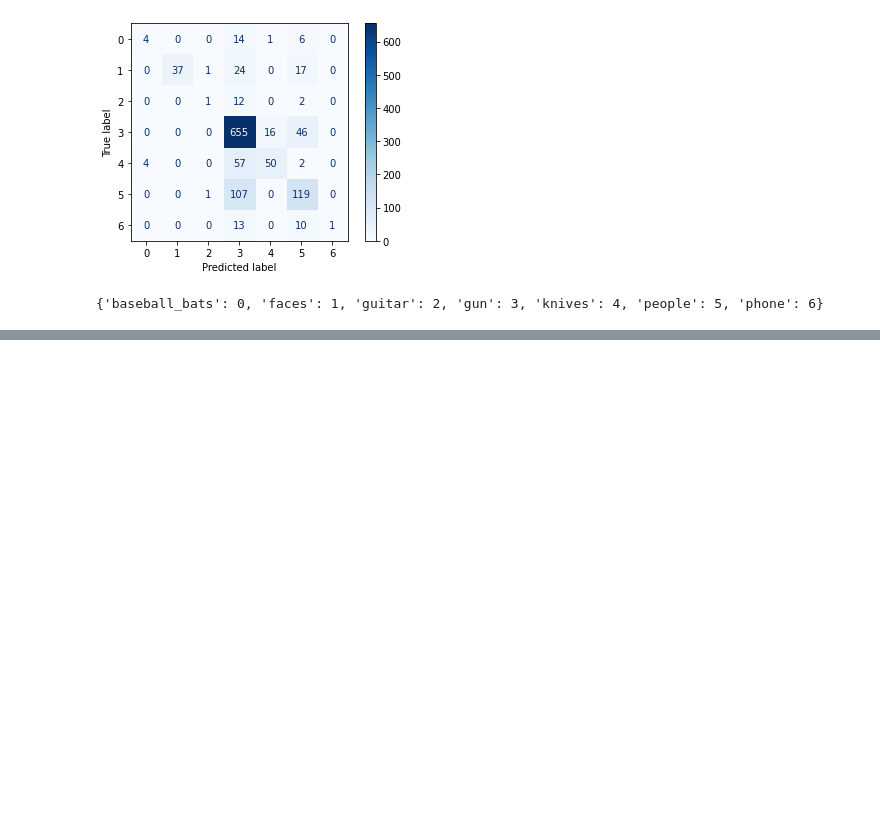
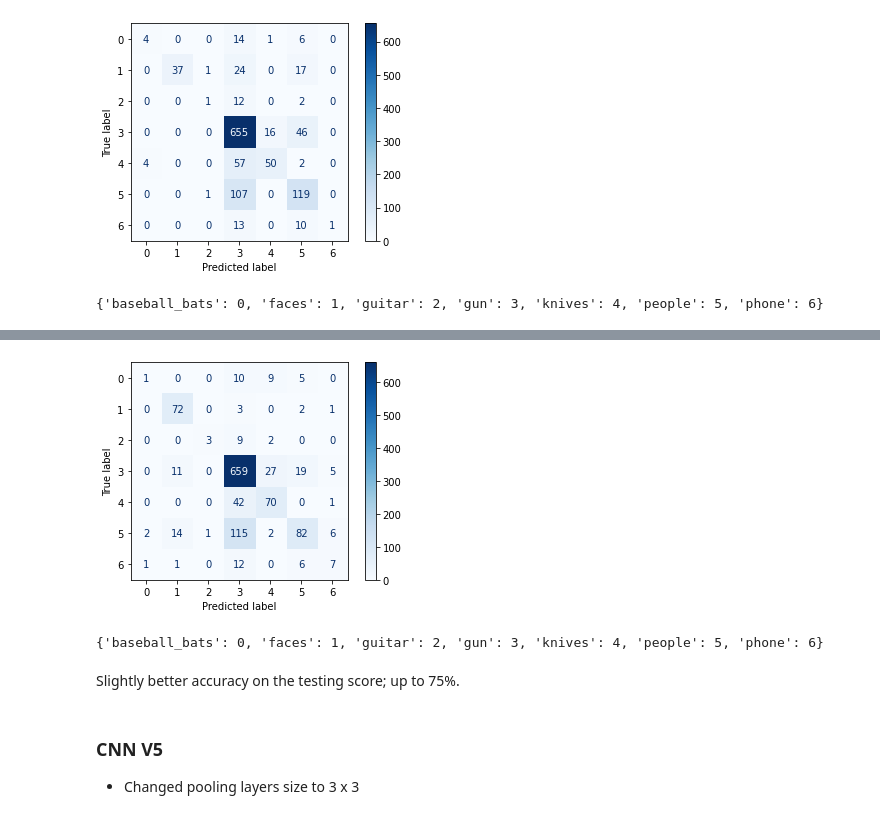
Before and after one commit to eric8395/Gun-Image-Classification, a Jupyter notebook: EA Folder/Image Classification - Multiclass.ipynb, the cells around one changed output, grey strips where cells are left out. Saved outputs shown, nothing was run; the diff lists cells and outputs as text; code cells hidden in the pictures; blank space fills up the shorter version.

```diff
--- a/EA Folder/Image Classification - Multiclass.ipynb
+++ b/EA Folder/Image Classification - Multiclass.ipynb
@@ -570,0 +664,4 @@ get_test_results(loaded_cnn_model_multiclass, test_images, y_test)
+# %%
+# get confusion matrix and test results for test image set
+get_test_results(loaded_cnn_model_multiclass_2, test_images, y_test)
+# %% [output]
@@ -570,0 +671,7 @@ get_test_results(loaded_cnn_model_multiclass, test_images, y_test)
+[figure, added]
+{'baseball_bats': 0, 'faces': 1, 'guitar': 2, 'gun': 3, 'knives': 4, 'people': 5, 'phone': 6}
+# %% [markdown]
+Slightly better accuracy on the testing score; up to 75%.
+# %% [markdown]
+### CNN V5
+- Changed pooling layers size to 3 x 3
```
Also changed, not shown: parts of 29 cells of this notebook, 2 other files.
